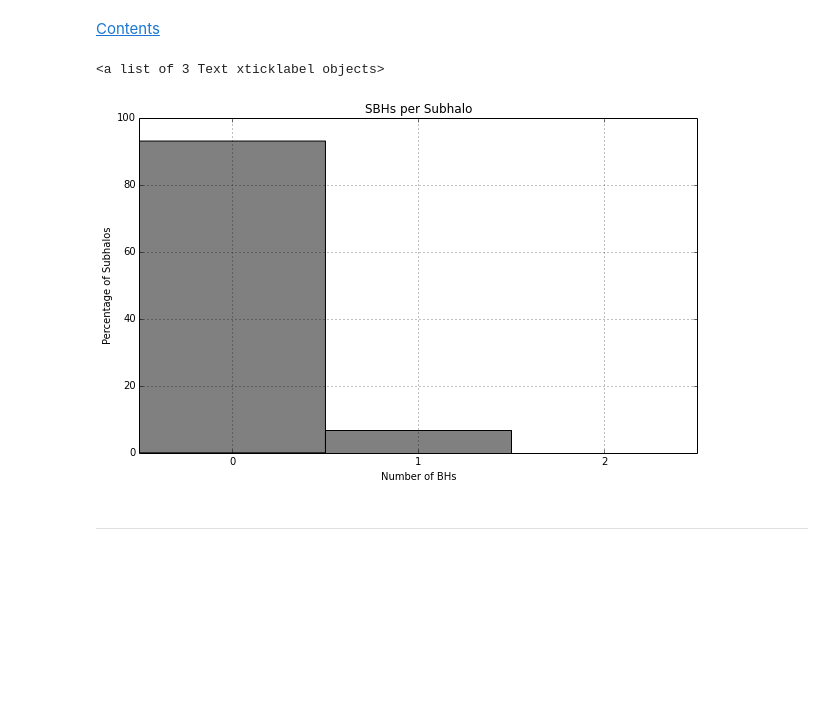
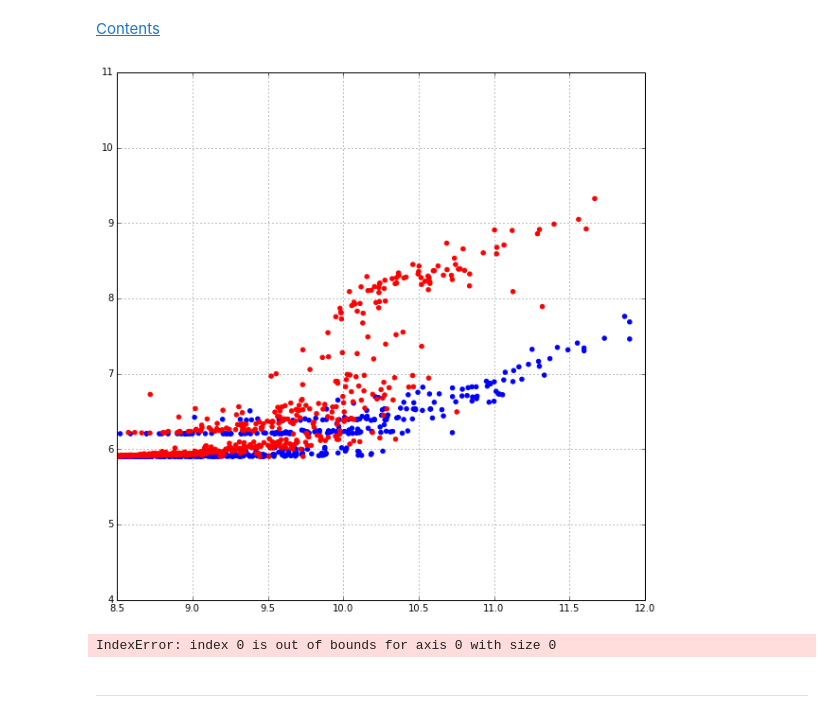
Before and after one commit to sbustamante/CosmologicalBlackHoles, a Jupyter notebook: Codes/BH_stats.ipynb, the cells around one changed output. Drawn from its saved outputs; the diff is of its cells as text; code cells hidden in the pictures; blank space fills up the shorter version.

```diff
--- a/Codes/BH_stats.ipynb
+++ b/Codes/BH_stats.ipynb
@@ -159,55 +66,54 @@ sub = arepo.Subfind('%s/%s/groups_015'%(DataFolder, Simulation), snapshot=15, co
-# %%
-plt.figure( figsize = (10,6) )
-plt.title( "SBHs per Subhalo" )
-plt.hist( sub.SubhaloLenType[:,-1], range=(-0.5,3.5), bins = 4, color='gray',
-          weights = 100*np.ones(sub.Nsubgroups_Total)/sub.Nsubgroups_Total)
-plt.xlabel( 'Number of BHs' )
-plt.ylabel( 'Percentage of Subhalos' )
-plt.grid()
-plt.xticks( (0,1,2) )[-1]
-# %% [output]
-<a list of 3 Text xticklabel objects>
-[figure, removed]
+# %%
+plt.figure( figsize = (10,10) )
+plt.scatter( np.log10(sub1.SubhaloMassType[:,4]*1e10), np.log10(sub1.SubhaloBHMass*1e10), color='blue' )
+plt.scatter( np.log10(sub2.SubhaloMassType[:,4]*1e10), np.log10(sub2.SubhaloBHMass*1e10), color='red' )
+plt.xlim( (8.5, 12) )
+plt.ylim( (4, 11) )
+plt.grid()
+# %% [output]
+[figure, added]
 # %%
 #Black Hole properties
-d_BH_MP = []         #BH-Minimum potential distance
-BH_mass = []         #BH mass
-BH_tmass = []         #BH total mass
-BH_pos = []          #BH position
-BH_vel = []          #BH velocity
-BH_pot = []          #BH potential
-Sub_mass = []        #Host Subhalo mass
-MP_pos = []          #Minimum potential position
+d_BH_MP1 = []         #BH-Minimum potential distance
+BH_mass1 = []         #BH mass
+BH_tmass1 = []         #BH total mass
+BH_pos1 = []          #BH position
+BH_vel1 = []          #BH velocity
+BH_pot1 = []          #BH potential
+Sub_mass1 = []        #Host Subhalo mass
+MP_pos1 = []          #Minimum potential position
 
 i_c = 0
-for i in xrange(sub.Nsubgroups_Total):
+for i in xrange(sub1.Nsubgroups_Total):
     #Detecting how many BHs the current subhalo has
-    if( sub.SubhaloBHMass[i] == 0 ): continue
+    if( sub1.SubhaloBHMass[i] == 0 ): continue
     #Filtering snapshot to recover most massive BH of current subhalo
-    filter = arepo.filter.Halo( sub, subhalo=i )
-    sn = arepo.Snapshot( '%s/%s/snapdir_015'%(DataFolder, Simulation), snapshot=15, combineFiles=True, parttype=[5], filter=filter )
+    filter = arepo.filter.Halo( sub1, subhalo=i )
+    sn = arepo.Snapshot( '%s/%s/output/snapdir_015'%(DataFolder, Simulation1), snapshot=15, combineFiles=True, parttype=[5], filter=filter )
     #Storing properties
-    BH_pos.append( sn.part5.pos[0] )
-    BH_vel.append( sn.part5.vel[0] )
-    BH_mass.append( sn.part5.BH_Mass[0] )
-    BH_tmass.append( sn.part5.Masses[0] )
-    BH_pot.append( sn.part5.Potential[0] )
-    Sub_mass.append( sub.SubhaloMass[i] )
-    MP_pos.append( sub.SubhaloPos[i] )
+    BH_pos1.append( sn.part5.pos[0] )
+    BH_vel1.append( sn.part5.vel[0] )
+    BH_mass1.append( sn.part5.BH_Mass[0] )
+    BH_tmass1.append( sn.part5.Masses[0] )
+    BH_pot1.append( sn.part5.Potential[0] )
+    Sub_mass1.append( sub1.SubhaloMass[i] )
+    MP_pos1.append( sub1.SubhaloPos[i] )
 
     #Taking position of minimum of the potential for current subhalo
-    d_BH_MP.append( np.linalg.norm( BH_pos[i_c] - MP_pos[i_c] ) )
+    d_BH_MP1.append( np.linalg.norm( BH_pos1[i_c] - MP_pos1[i_c] ) )
 
     i_c += 1
 
-d_BH_MP = np.array(d_BH_MP)
-BH_mass = np.array(BH_mass)
-BH_tmass = np.array(BH_tmass)
-BH_pos = np.array(BH_pos)
-BH_vel = np.array(BH_vel)
-BH_pot = np.array(BH_pot)
-Sub_mass = np.array(Sub_mass)
-MP_pos = np.array(MP_pos)
+d_BH_MP1 = np.array(d_BH_MP1)
+BH_mass1 = np.array(BH_mass1)
+BH_tmass1 = np.array(BH_tmass1)
+BH_pos1 = np.array(BH_pos1)
+BH_vel1 = np.array(BH_vel1)
+BH_pot1 = np.array(BH_pot1)
+Sub_mass1 = np.array(Sub_mass1)
+MP_pos1 = np.array(MP_pos1)
+# %% [output]
+IndexError: index 0 is out of bounds for axis 0 with size 0
 # %% [markdown]
 - - -
 # %% [markdown]
```
Also changed, not shown: parts of 21 cells of this notebook, 2 other files.
